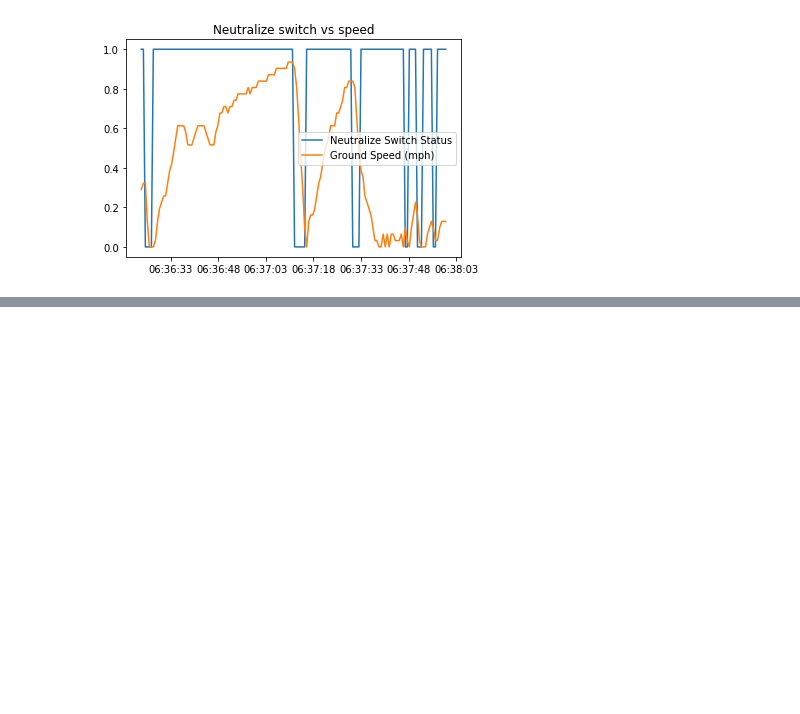
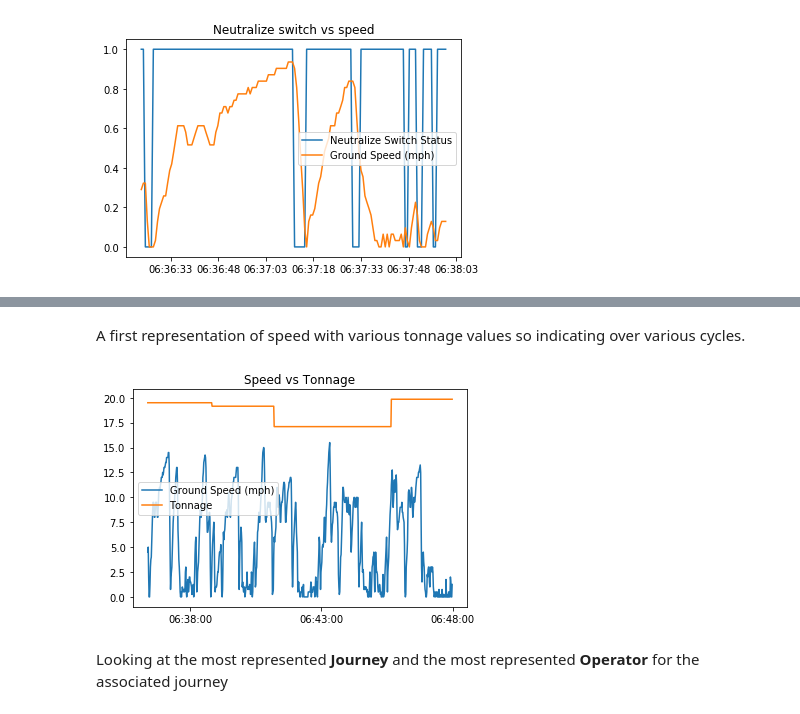
Before and after one commit to saramic/roxoff, a Jupyter notebook: prelim_analysis/Vehicle_data_overview.ipynb, the cells around one changed output, grey strips where cells are left out. Saved outputs shown, nothing was run; the diff lists cells and outputs as text; code cells hidden in the pictures; blank space fills up the shorter version.

```diff
--- a/prelim_analysis/Vehicle_data_overview.ipynb
+++ b/prelim_analysis/Vehicle_data_overview.ipynb
@@ -281,0 +382,30 @@ for name in glob.glob(all_dir + 'LHDIMUData*'):
+# %%
+bogcols = [
+    'TippleName',
+    'DrawPoint',
+    'StartDateTime',
+    'EndDateTime',
+    'Tonnage',
+    'Operator'
+]
+df_bog = pd.read_csv(
+    "../../Orb/BoggerCycle_LD118.csv",
+    usecols=bogcols,
+    parse_dates=['StartDateTime', 'EndDateTime']
+)
+# create Journey field
+df_bog['Journey'] = df_bog['TippleName'] + ':' + df_bog['DrawPoint']
+
+# create time delta field
+# TODO could these be generated on import with below?
+#   parse_dates={'TimeTaken': ['EndDateTime', 'StartDateTime']}
+#   date_parser=Parse_as_difference # custom parser function
+df_bog['TimeTaken'] = df_bog['EndDateTime'] - df_bog['StartDateTime']
+df_bog['TimeTakenSec'] = df_bog['TimeTaken'].apply(lambda x: x/np.timedelta64(1, 's'))
+
+df_bog = df_bog.set_index('StartDateTime')
+
+df_all_bog = df_all.join(df_bog, how='outer') # TODO on between start and end
+df_all_bog.ffill(inplace=True) # TODO this forward fills beyond EndDateTime, is there a condition?
+
+df_all_bog['2016-11-11 06:35:40' : '2016-11-11 06:38:55'].head(3)
@@ -281,0 +417,13 @@ for name in glob.glob(all_dir + 'LHDIMUData*'):
+# %% [markdown]
+A first representation of speed with various tonnage values so indicating over various cycles.
+# %%
+plot_normalized_for(df_all_bog, 'Speed vs Tonnage',
+                    ['Ground Speed (mph)', 'Tonnage'],
+                    '2016-11-11 06:35', # TODO how to pass [from : to] list slice?
+                    '2016-11-11 06:47',
+                    False
+                   )
+# %% [output]
+[figure, added]
+# %% [markdown]
+Looking at the most represented **Journey** and the most represented **Operator** for the associated journey
```
Also changed, not shown: parts of 20 cells of this notebook.
